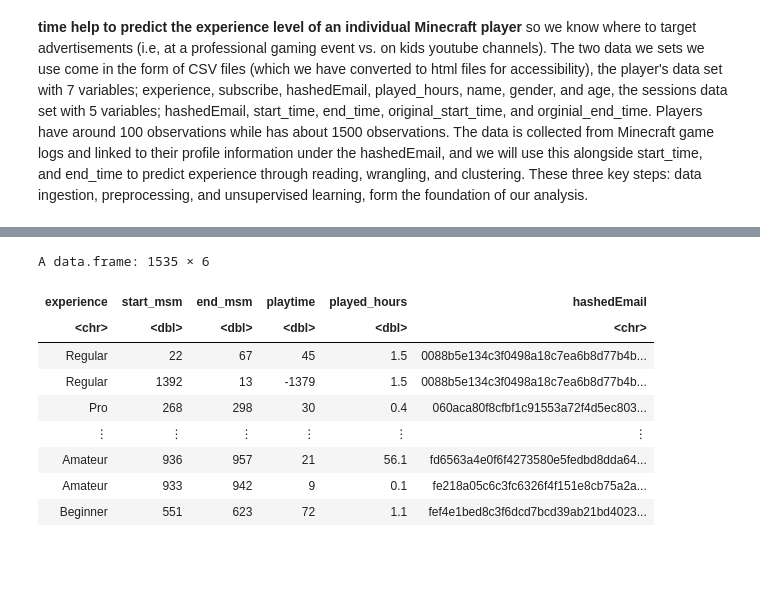
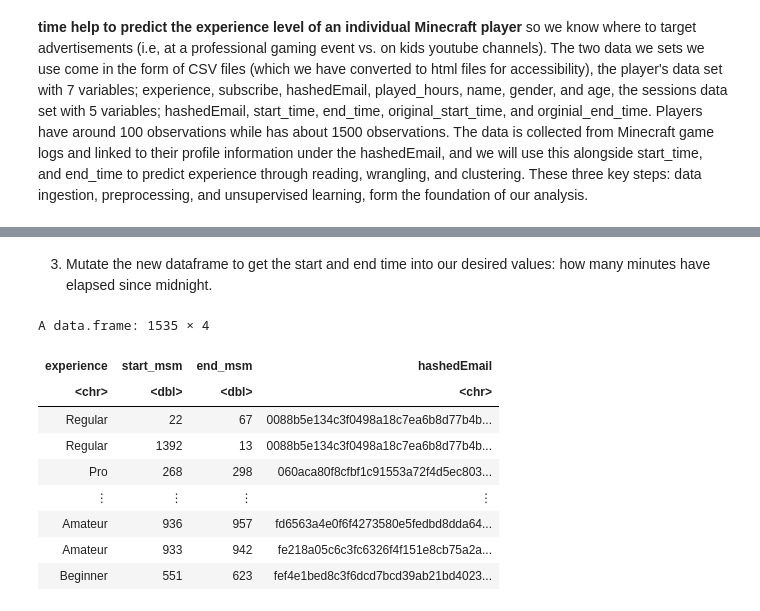
Before and after one commit to mulch-eater-prime/DSCI-Group-17-Project, a Jupyter notebook: Work.ipynb, the cells around one changed output, grey strips where cells are left out. Cells and saved outputs as stored; diff of their text form; code cells hidden in the pictures; blank space fills up the shorter version.

```diff
--- a/Work.ipynb
+++ b/Work.ipynb
@@ -13,7 +37,13 @@ options(repr.matrix.max.rows = 6)
 # %%
 player_url <- "https://raw.githubusercontent.com/mulch-eater-prime/DSCI-Group-17-Project/refs/heads/main/players%20(1).csv"
 player <- read_csv(player_url)
-player
+sessions_url <- "https://raw.githubusercontent.com/mulch-eater-prime/DSCI-Group-17-Project/03abe89c68205649e71bfa9b8a9cf90efe553b24/sessions%20(1).csv"
+sessions <- read_csv(sessions_url)
+mashup <- player |>
+    select(hashedEmail, experience) |>
+    merge(sessions, by = "hashedEmail") |>
+    select(hashedEmail:end_time)
+mashup
 # %% [output]
 Rows: 196 Columns: 7
 ── Column specification ────────────────────────────────────────────────────────
@@ -60,10 +77,13 @@ A spec_tbl_df: 1535 × 5
 # %%
-mashup <- player |>
-    select(hashedEmail, experience, played_hours) |>
-    merge(sessions, by = "hashedEmail") |>
-    select(hashedEmail:end_time) |>
+mashup_1 <- mashup  |>
     separate(col = start_time, into = c("start_date", "start_time"), sep = " ") |>
     separate(col = end_time, into = c("end_date", "end_time"), sep = " ") |>
-    select(experience, start_time, end_time, played_hours, hashedEmail)
-mashup
+    separate(col = start_time, into = c("start_hour", "start_minute"), sep = ":") |>
+    separate(col = end_time, into = c("end_hour", "end_minute"), sep = ":") |>
+    mutate(start_hour = as.numeric(start_hour),
+           start_minute = as.numeric(start_minute),
+           end_hour = as.numeric(end_hour),
+           end_minute = as.numeric(end_minute)) |>
+    select(-start_date, -end_date)
+mashup_1
 # %% [output]
@@ -100,18 +100,19 @@ A data.frame: 1535 × 7
+# %% [markdown]
+3) Mutate the new dataframe to get the start and end time into our desired values: how many minutes have elapsed since midnight.
 # %%
-msm_calc <- msm |>
+mashup_2 <- mashup_1 |>
     mutate(start_msm = start_hour*60 + start_minute) |>
     mutate(end_msm = end_hour * 60 + end_minute) |>
-    mutate(playtime = end_msm - start_msm) |>
-    select(experience, start_msm, end_msm, playtime, played_hours, hashedEmail)
-msm_calc
+    select(experience, start_msm, end_msm, hashedEmail)
+mashup_2
 # %% [output]
-A data.frame: 1535 × 6
+A data.frame: 1535 × 4
-| experience | start_msm | end_msm | playtime | played_hours | hashedEmail |
-| <chr> | <dbl> | <dbl> | <dbl> | <dbl> | <chr> |
-| Regular | 22 | 67 | 45 | 1.5 | 0088b5e134c3f0498a18c7ea6b8d77b4b... |
-| Regular | 1392 | 13 | -1379 | 1.5 | 0088b5e134c3f0498a18c7ea6b8d77b4b... |
-| Pro | 268 | 298 | 30 | 0.4 | 060aca80f8cfbf1c91553a72f4d5ec803... |
-| ⋮ | ⋮ | ⋮ | ⋮ | ⋮ | ⋮ |
-| Amateur | 936 | 957 | 21 | 56.1 | fd6563a4e0f6f4273580e5fedbd8dda64... |
-| Amateur | 933 | 942 | 9 | 0.1 | fe218a05c6c3fc6326f4f151e8cb75a2a... |
-| Beginner | 551 | 623 | 72 | 1.1 | fef4e1bed8c3f6dcd7bcd39ab21bd4023... |
+| experience | start_msm | end_msm | hashedEmail |
+| <chr> | <dbl> | <dbl> | <chr> |
+| Regular | 22 | 67 | 0088b5e134c3f0498a18c7ea6b8d77b4b... |
+| Regular | 1392 | 13 | 0088b5e134c3f0498a18c7ea6b8d77b4b... |
+| Pro | 268 | 298 | 060aca80f8cfbf1c91553a72f4d5ec803... |
+| ⋮ | ⋮ | ⋮ | ⋮ |
+| Amateur | 936 | 957 | fd6563a4e0f6f4273580e5fedbd8dda64... |
+| Amateur | 933 | 942 | fe218a05c6c3fc6326f4f151e8cb75a2a... |
+| Beginner | 551 | 623 | fef4e1bed8c3f6dcd7bcd39ab21bd4023... |
```
Also changed, not shown: parts of 14 cells of this notebook.
